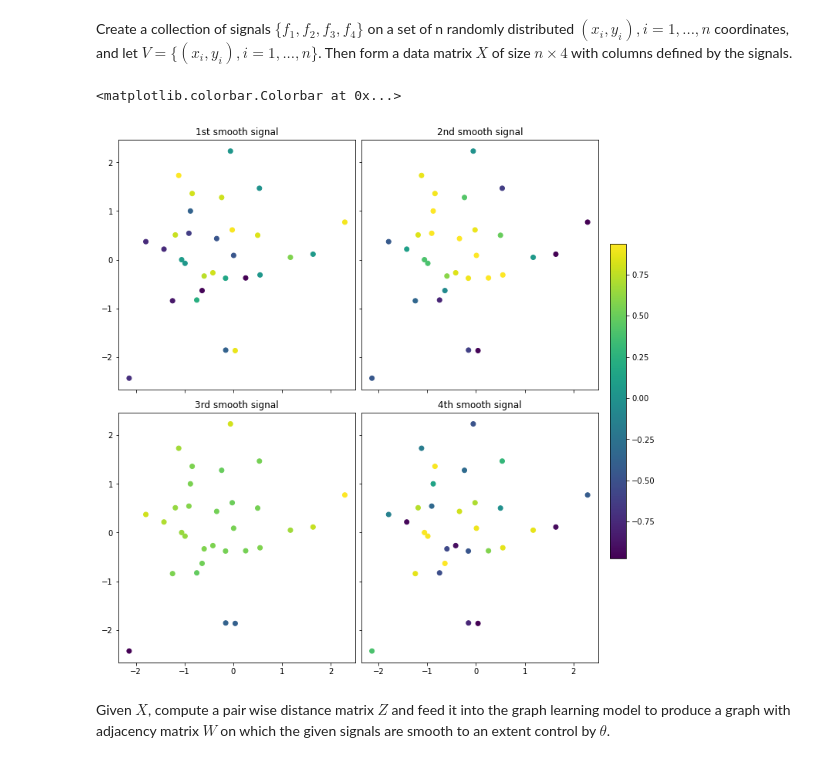
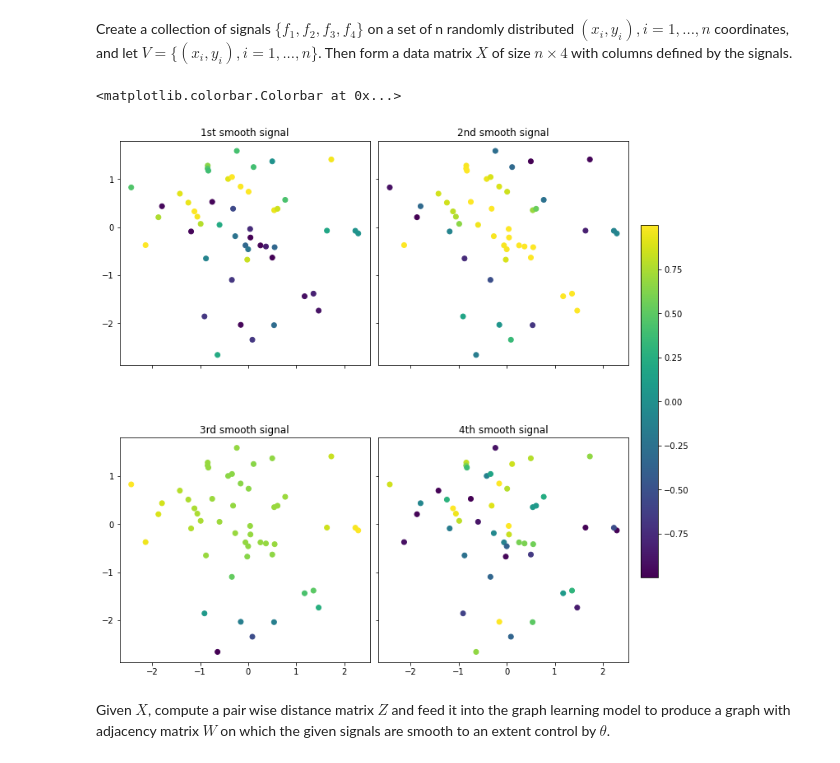
Before and after one commit to jfflorez/learngraph, a Jupyter notebook: demo_learn_graph_from_signals_on_randomly_located_sensors.ipynb, the cells around one changed output. Cells and saved outputs as stored; diff of their text form; code cells hidden in the pictures.

```diff
--- a/demo_learn_graph_from_signals_on_randomly_located_sensors.ipynb
+++ b/demo_learn_graph_from_signals_on_randomly_located_sensors.ipynb
@@ -11,29 +11,29 @@ import src.gl_models as gl
 # %% [markdown]
 Create a collection of signals $\{f_1,f_2,f_3,f_4\}$ on a set of n randomly distributed $(x_i,y_i), i=1,...,n$ coordinates, and let $V=\{(x_i,y_i),i=1,...,n\}$. Then form a data matrix $X$ of size $n \times 4$ with columns defined by the signals.
 # %%
-n = 30
+n = 50
 np.random.seed(2)
 x = np.random.randn(n,1)
 y = np.random.randn(n,1)
 
 # Define signals as a function of x,y coordinates
 f1 = lambda x, y: np.sin((2-x-y)**2)
 f2 = lambda x, y: np.cos((x+y)**2)
 f3 = lambda x, y: (x-.5)**2 + (y-.5)**3 + x - y
 f4 = lambda x, y: np.sin(3*((x-.5)**2+(y-.5)**2))
 
 # Define data matrix
 X = np.hstack((f1(x,y),f2(x,y),f3(x,y),f4(x,y)))
 
 fig, ax = plt.subplots(2, 2, figsize=(10, 10), sharex=True, sharey=True, constrained_layout=True)
 img = ax[0, 0].scatter(x,y, c = X[:,0]); ax[0, 0].set_title('1st smooth signal'); ax[0, 0].set_aspect(1)
 ax[0, 1].scatter(x,y, c = X[:,1]); ax[0, 1].set_title('2nd smooth signal'); ax[0, 1].set_aspect(1)
 ax[1, 0].scatter(x,y, c = X[:,2]); ax[1, 0].set_title('3rd smooth signal'); ax[1, 0].set_aspect(1)
 ax[1, 1].scatter(x,y, c = X[:,3]); ax[1, 1].set_title('4th smooth signal'); ax[1, 1].set_aspect(1)
 fig.colorbar(img, ax=ax[:, 1], shrink = 0.6)
 # %% [output]
 <matplotlib.colorbar.Colorbar at 0x...>
-[figure, old version]
+[figure, new version]
 # %% [markdown]
 Given $X$, compute a pair wise distance matrix $Z$ and feed it into the graph learning model to produce a graph with adjacency matrix $W$ on which the given signals are smooth to an extent control by $\theta$.
 # %%
```
Also changed, not shown: parts of 1 cell of this notebook, 1 other file.
